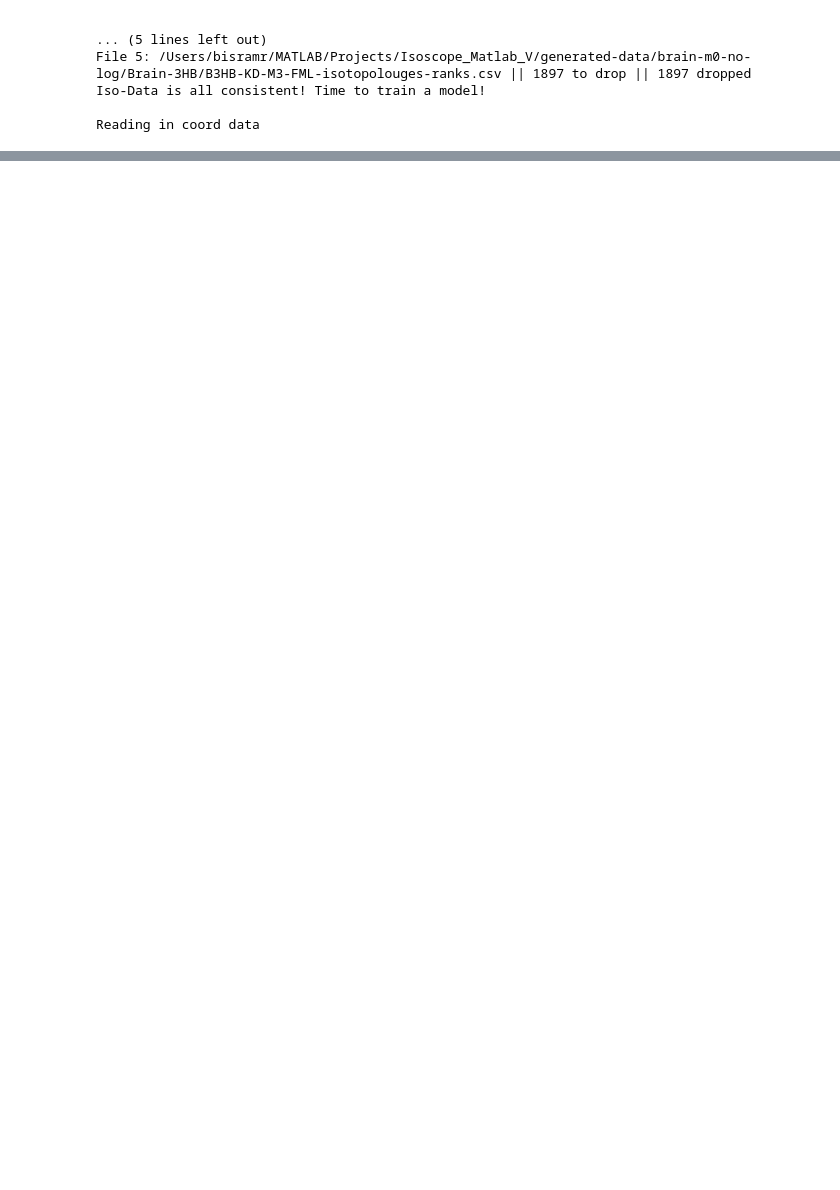
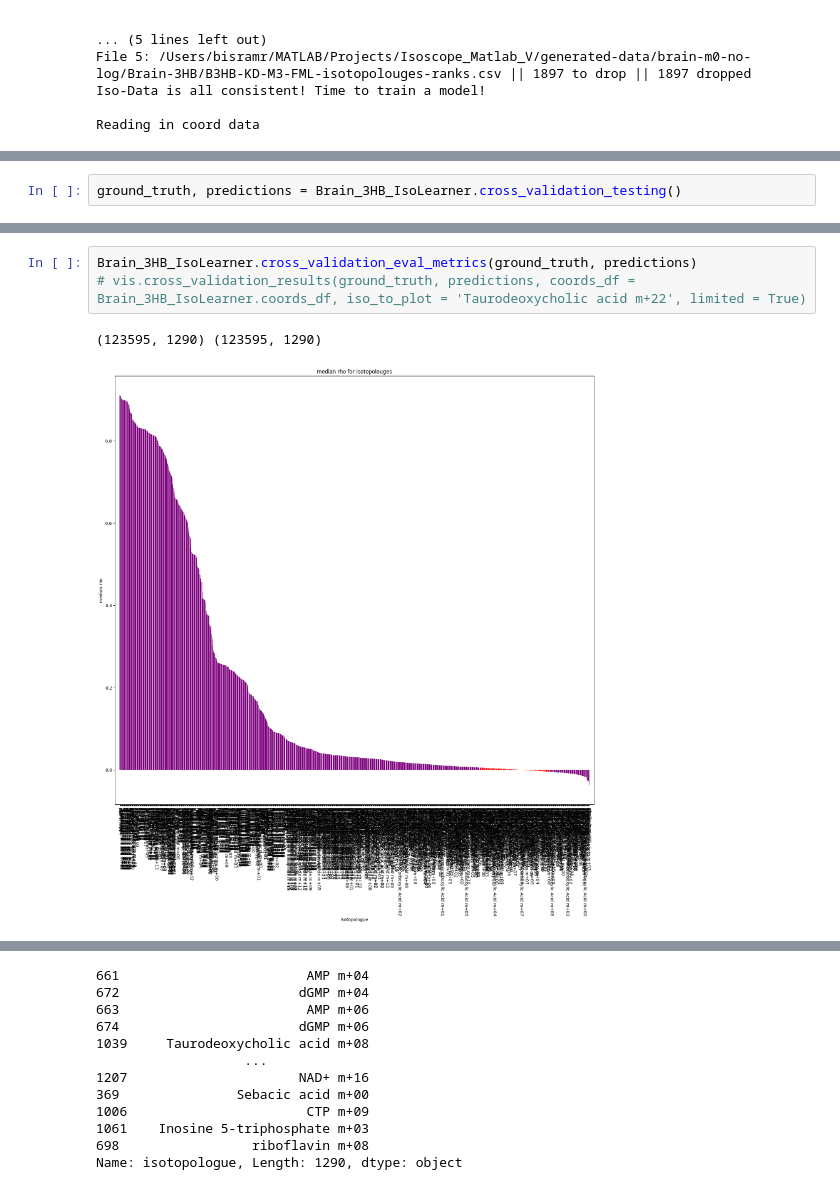
Before and after one commit to reznik-lab/IsoLearner, a Jupyter notebook: IsoLearnerOOO-testing.ipynb, the cells around one changed output, grey strips where cells are left out. Drawn from its saved outputs; the diff is of its cells as text; blank space fills up the shorter version.

```diff
--- a/IsoLearnerOOO-testing.ipynb
+++ b/IsoLearnerOOO-testing.ipynb
@@ -75,0 +130,2 @@ Epoch 48/100
+# %%
+ground_truth, predictions = Brain_3HB_IsoLearner.cross_validation_testing()
@@ -75,0 +145,6 @@ Epoch 48/100
+# %%
+Brain_3HB_IsoLearner.cross_validation_eval_metrics(ground_truth, predictions)
+# vis.cross_validation_results(ground_truth, predictions, coords_df = Brain_3HB_IsoLearner.coords_df, iso_to_plot = 'Taurodeoxycholic acid m+22', limited = True)
+# %% [output]
+(123595, 1290) (123595, 1290)
+[figure, added]
@@ -75,0 +152,12 @@ Epoch 48/100
+661                        AMP m+04
+672                       dGMP m+04
+663                        AMP m+06
+674                       dGMP m+06
+1039     Taurodeoxycholic acid m+08
+                   ...
+1207                      NAD+ m+16
+369               Sebacic acid m+00
+1006                       CTP m+09
+1061    Inosine 5-triphosphate m+03
+698                 riboflavin m+08
+Name: isotopologue, Length: 1290, dtype: object
```
Also changed, not shown: parts of 9 cells of this notebook, 2 other files.
